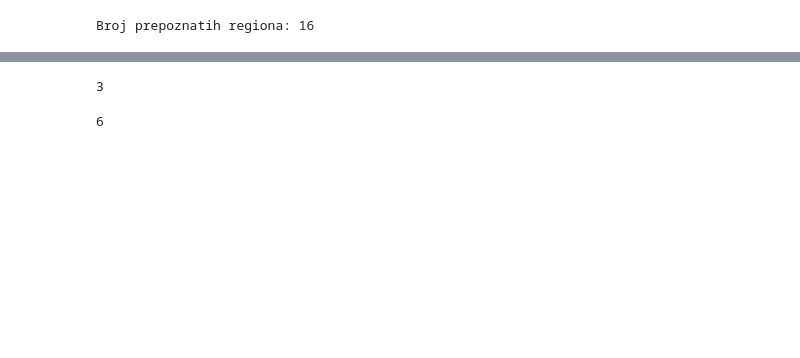
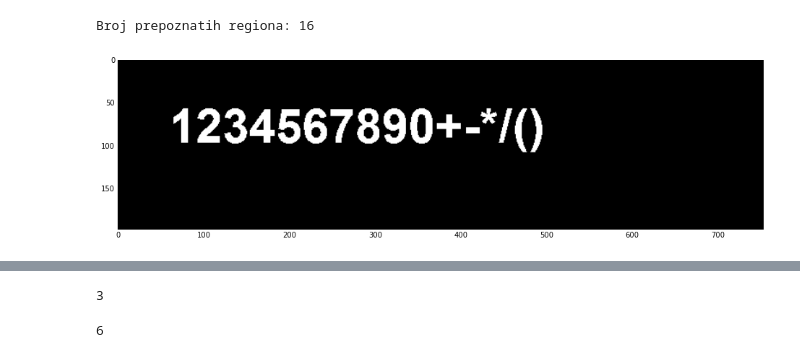
Before and after one commit to micic1marko/SoftProjekat, a Jupyter notebook: Untitled.ipynb, the cells around one changed output, grey strips where cells are left out. Cells and saved outputs as stored; diff of their text form; code cells hidden in the pictures; blank space fills up the shorter version.

```diff
--- a/Untitled.ipynb
+++ b/Untitled.ipynb
@@ -1,4 +1,5 @@
 # %%
+%matplotlib inline
 import cv2
 import collections
 
@@ -9,6 +10,9 @@ from keras.optimizers import SGD
 import matplotlib.pyplot as plt
 import numpy as np
 from sklearn.cluster import KMeans
+
+import matplotlib.pylab as pylab
+pylab.rcParams['figure.figsize'] = 16, 12
 # %%
 def load_image(path):
     return cv2.cvtColor(cv2.imread(path), cv2.COLOR_BGR2RGB)
@@ -104,13 +141,15 @@ def train_ann(ann, X_train, y_train):
 
     return ann
 # %%
-image_color = load_image('alphabet.png')
-img = image_bin(image_gray(image_color))
+image_color = load_image('crnoBelo.png')
+img = image_bin(invert(image_gray(image_color)))
 selected_regions, letters, region_distances = select_roi(image_color.copy(), img)
 display_image(selected_regions)
+display_image(img)
 print 'Broj prepoznatih regiona:', len(letters)
 # %% [output]
 Broj prepoznatih regiona: 16
+[figure, added]
 # %%
 alphabet = ['1','2','3','4','5','6','7','8','9','0','+','-','*','/','(',')']
 inputs = prepare_for_ann(letters)
```
Also changed, not shown: parts of 10 cells of this notebook, 7 other files.
